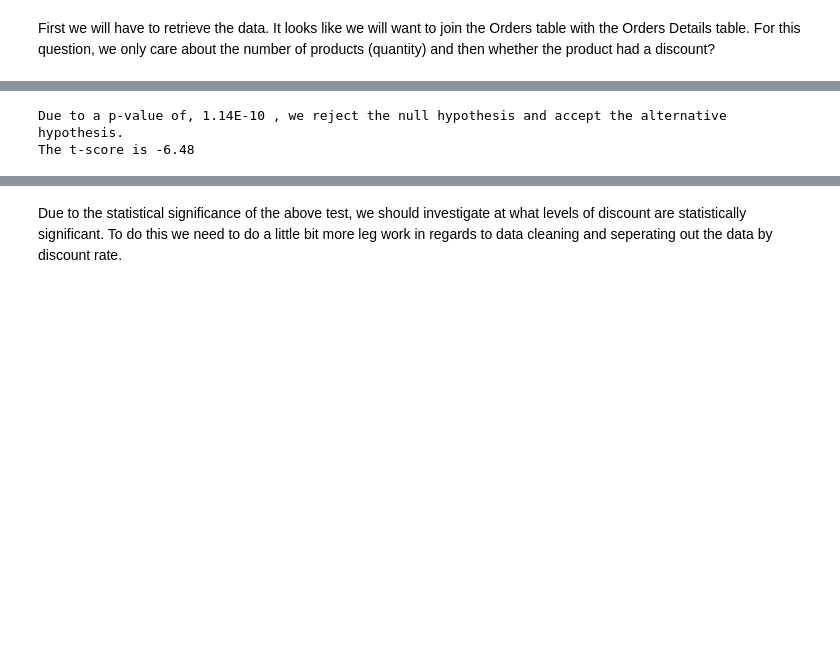
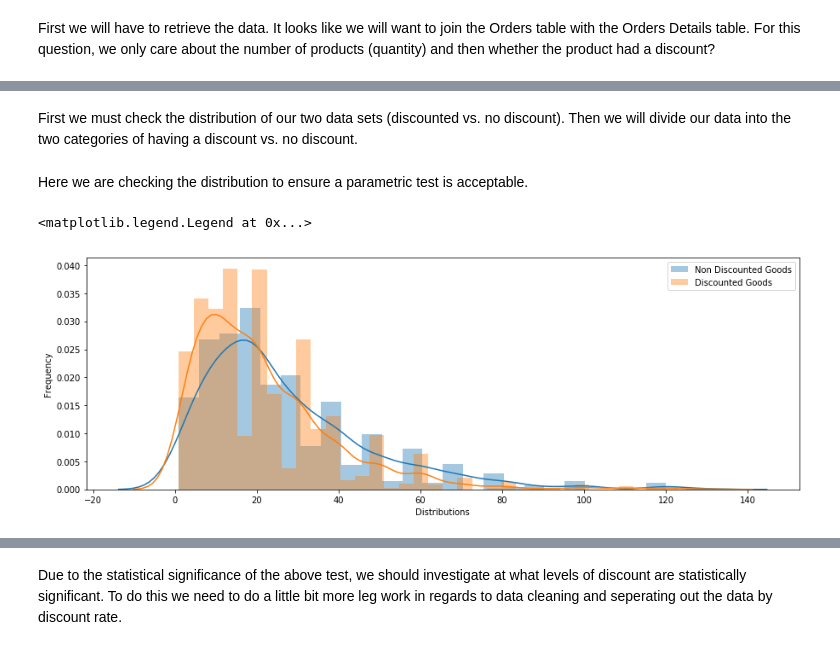
Before and after one commit to gabertooth/dsc-2-final-project-online-ds-pt-021119, a Jupyter notebook: Mod 2 Project Northwind Database Hypothesis Testing.ipynb, the cells around one changed output, grey strips where cells are left out. Drawn from its saved outputs; the diff is of its cells as text; code cells hidden in the pictures; blank space fills up the shorter version.

```diff
--- a/Mod 2 Project Northwind Database Hypothesis Testing.ipynb
+++ b/Mod 2 Project Northwind Database Hypothesis Testing.ipynb
@@ -137,6 +140,7 @@ First we will have to retrieve the data. It looks like we will want to join the
 # %% [markdown]
 ![image.png](attachment:image.png)
 # %%
-df_discounts= pd.read_sql_query('SELECT * FROM OrderDetail',engine)
+df_discounts= pd.read_sql_query('''SELECT *
+                                   FROM OrderDetail''', engine)
 df_discounts.head()
 # %% [output]
@@ -148,12 +153,19 @@ df_discounts.head()
 | 2 | 10248/72 | 10248 | 72 | 34.8 | 5 | 0.0 |
 | 3 | 10249/14 | 10249 | 14 | 18.6 | 9 | 0.0 |
 | 4 | 10249/51 | 10249 | 51 | 42.4 | 40 | 0.0 |
+# %% [markdown]
+First we must check the distribution of our two data sets (discounted vs. no discount). Then we will divide our data into the two categories of having a discount vs. no discount.
 # %%
-#Look into just making this a query instead
 discount_quan= df_discounts[df_discounts['Discount']==0]['Quantity'] #Divide into quantities with discounts
 non_discount_quan= df_discounts[df_discounts['Discount']!=0]['Quantity'] #Divide dataframe into quantities without discounts
-
-t_test(discount_quan, non_discount_quan)
-# %% [output]
-Due to a p-value of, 1.14E-10 , we reject the null hypothesis and accept the alternative hypothesis.
-The t-score is -6.48
+# %% [markdown]
+Here we are checking the distribution to ensure a parametric test is acceptable.
+# %%
+fig= plt.figure(figsize=(15,5))
+sns.distplot(non_discount_quan, label='Non Discounted Goods')
+sns.distplot(discount_quan, label='Discounted Goods',axlabel='Distributions')
+plt.ylabel('Frequency')
+plt.legend()
+# %% [output]
+<matplotlib.legend.Legend at 0x...>
+[figure, added]
```
Also changed, not shown: parts of 63 cells of this notebook, 1 other file.
